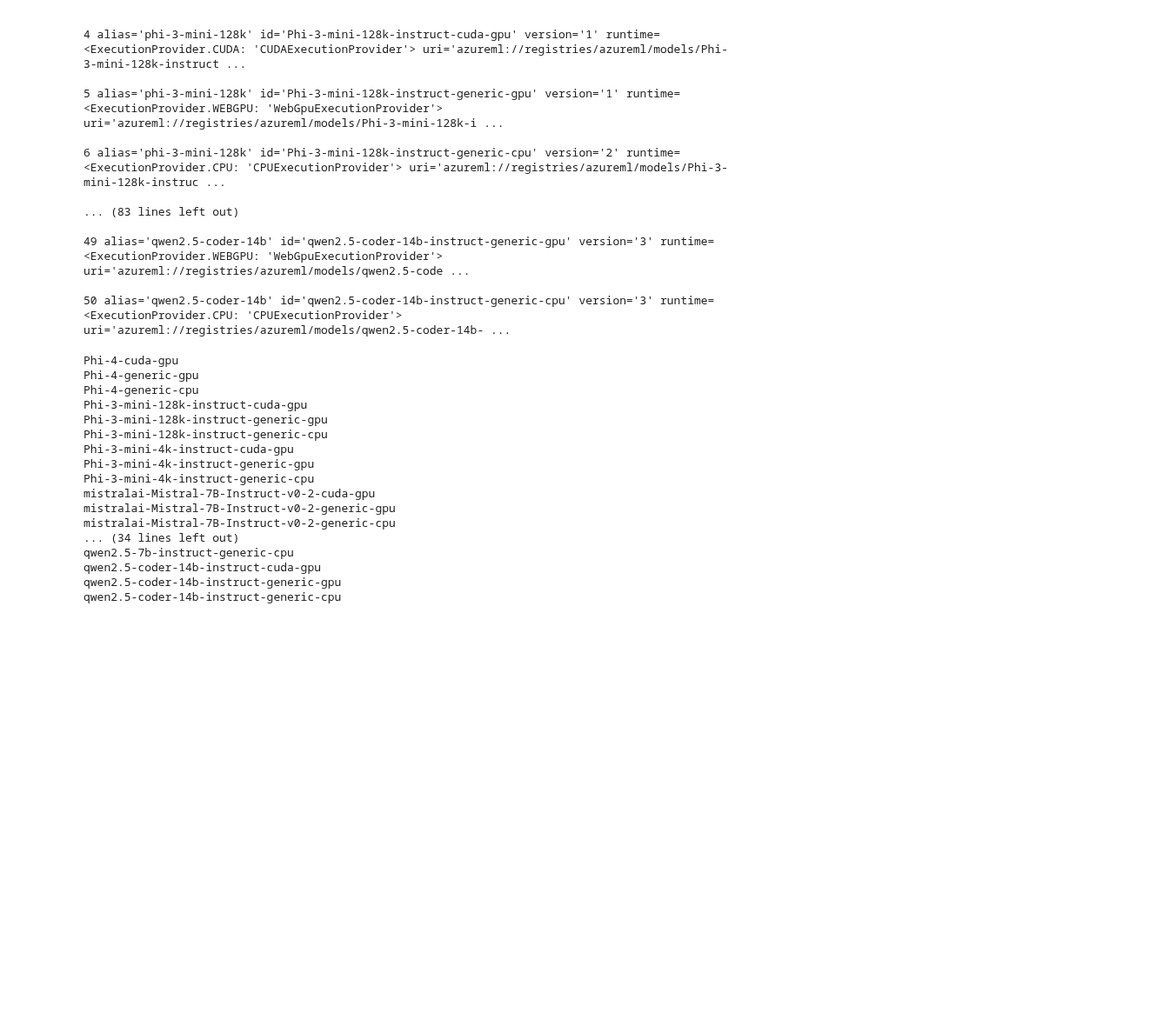
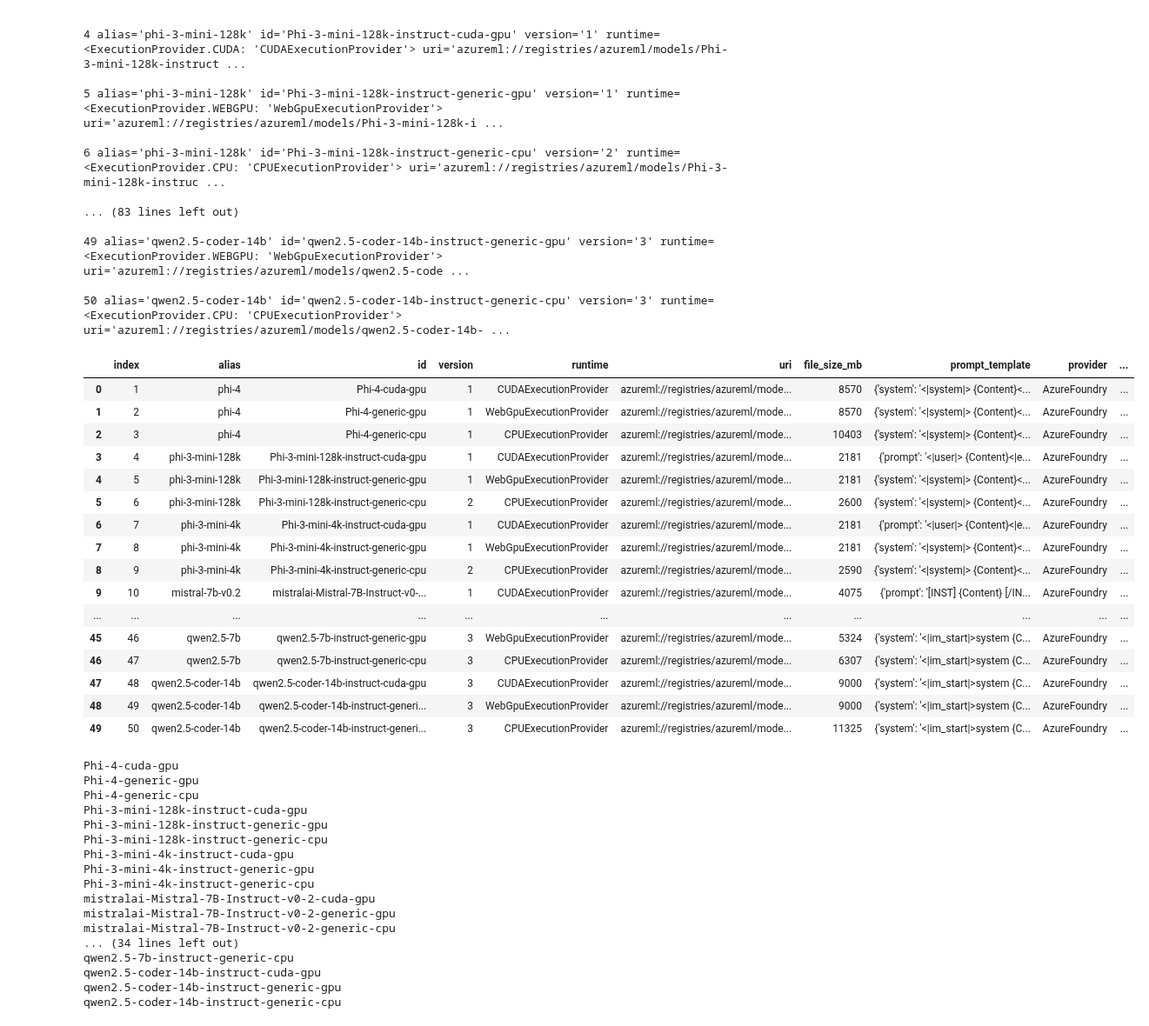
Before and after one commit to retkowsky/Azure-OpenAI-demos, a Jupyter notebook: Foundry local/Foundry local.ipynb, the cells around one changed output. Shown at 87% size. Cells and saved outputs as stored; diff of their text form; code cells hidden in the pictures; blank space fills up the shorter version.

```diff
--- a/Foundry local/Foundry local.ipynb
+++ b/Foundry local/Foundry local.ipynb
@@ -46,6 +62,45 @@ for idx, item in enumerate(catalog, start=1):
 49 alias='qwen2.5-coder-14b' id='qwen2.5-coder-14b-instruct-generic-gpu' version='3' runtime=<ExecutionProvider.WEBGPU: 'WebGpuExecutionProvider'> uri='azureml://registries/azureml/models/qwen2.5-code ...
 
 50 alias='qwen2.5-coder-14b' id='qwen2.5-coder-14b-instruct-generic-cpu' version='3' runtime=<ExecutionProvider.CPU: 'CPUExecutionProvider'> uri='azureml://registries/azureml/models/qwen2.5-coder-14b- ...
+# %%
+data = []
+
+for idx, item in enumerate(catalog, start=1):
+    data.append({
+        "index": idx,
+        "alias": item.alias,
+        "id": item.id,
+        "version": item.version,
+        "runtime": str(item.runtime),
+        "uri": item.uri,
+        "file_size_mb": item.file_size_mb,
+        "prompt_template": item.prompt_template,
+        "provider": item.provider,
+        "publisher": item.publisher,
+        "license": item.license,
+        "task": item.task
+    })
+
+df = pd.DataFrame(data)
+df
+# %% [output]
+|  | index | alias | id | version | runtime | uri | file_size_mb | prompt_template | provider | ... |
+| 0 | 1 | phi-4 | Phi-4-cuda-gpu | 1 | CUDAExecutionProvider | azureml://registries/azureml/mode... | 8570 | {'system': '<|system|> {Content}<... | AzureFoundry | ... |
+| 1 | 2 | phi-4 | Phi-4-generic-gpu | 1 | WebGpuExecutionProvider | azureml://registries/azureml/mode... | 8570 | {'system': '<|system|> {Content}<... | AzureFoundry | ... |
+| 2 | 3 | phi-4 | Phi-4-generic-cpu | 1 | CPUExecutionProvider | azureml://registries/azureml/mode... | 10403 | {'system': '<|system|> {Content}<... | AzureFoundry | ... |
+| 3 | 4 | phi-3-mini-128k | Phi-3-mini-128k-instruct-cuda-gpu | 1 | CUDAExecutionProvider | azureml://registries/azureml/mode... | 2181 | {'prompt': '<|user|> {Content}<|e... | AzureFoundry | ... |
+| 4 | 5 | phi-3-mini-128k | Phi-3-mini-128k-instruct-generic-gpu | 1 | WebGpuExecutionProvider | azureml://registries/azureml/mode... | 2181 | {'system': '<|system|> {Content}<... | AzureFoundry | ... |
+| 5 | 6 | phi-3-mini-128k | Phi-3-mini-128k-instruct-generic-cpu | 2 | CPUExecutionProvider | azureml://registries/azureml/mode... | 2600 | {'system': '<|system|> {Content}<... | AzureFoundry | ... |
+| 6 | 7 | phi-3-mini-4k | Phi-3-mini-4k-instruct-cuda-gpu | 1 | CUDAExecutionProvider | azureml://registries/azureml/mode... | 2181 | {'prompt': '<|user|> {Content}<|e... | AzureFoundry | ... |
+| 7 | 8 | phi-3-mini-4k | Phi-3-mini-4k-instruct-generic-gpu | 1 | WebGpuExecutionProvider | azureml://registries/azureml/mode... | 2181 | {'system': '<|system|> {Content}<... | AzureFoundry | ... |
+| 8 | 9 | phi-3-mini-4k | Phi-3-mini-4k-instruct-generic-cpu | 2 | CPUExecutionProvider | azureml://registries/azureml/mode... | 2590 | {'system': '<|system|> {Content}<... | AzureFoundry | ... |
+| 9 | 10 | mistral-7b-v0.2 | mistralai-Mistral-7B-Instruct-v0-... | 1 | CUDAExecutionProvider | azureml://registries/azureml/mode... | 4075 | {'prompt': '[INST] {Content} [/IN... | AzureFoundry | ... |
+| ... | ... | ... | ... | ... | ... | ... | ... | ... | ... | ... |
+| 45 | 46 | qwen2.5-7b | qwen2.5-7b-instruct-generic-gpu | 3 | WebGpuExecutionProvider | azureml://registries/azureml/mode... | 5324 | {'system': '<|im_start|>system {C... | AzureFoundry | ... |
+| 46 | 47 | qwen2.5-7b | qwen2.5-7b-instruct-generic-cpu | 3 | CPUExecutionProvider | azureml://registries/azureml/mode... | 6307 | {'system': '<|im_start|>system {C... | AzureFoundry | ... |
+| 47 | 48 | qwen2.5-coder-14b | qwen2.5-coder-14b-instruct-cuda-gpu | 3 | CUDAExecutionProvider | azureml://registries/azureml/mode... | 9000 | {'system': '<|im_start|>system {C... | AzureFoundry | ... |
+| 48 | 49 | qwen2.5-coder-14b | qwen2.5-coder-14b-instruct-generi... | 3 | WebGpuExecutionProvider | azureml://registries/azureml/mode... | 9000 | {'system': '<|im_start|>system {C... | AzureFoundry | ... |
+| 49 | 50 | qwen2.5-coder-14b | qwen2.5-coder-14b-instruct-generi... | 3 | CPUExecutionProvider | azureml://registries/azureml/mode... | 11325 | {'system': '<|im_start|>system {C... | AzureFoundry | ... |
 # %%
 for idx in range(len(catalog)):
     model = catalog[idx].id
```
Also changed, not shown: parts of 27 cells of this notebook.
